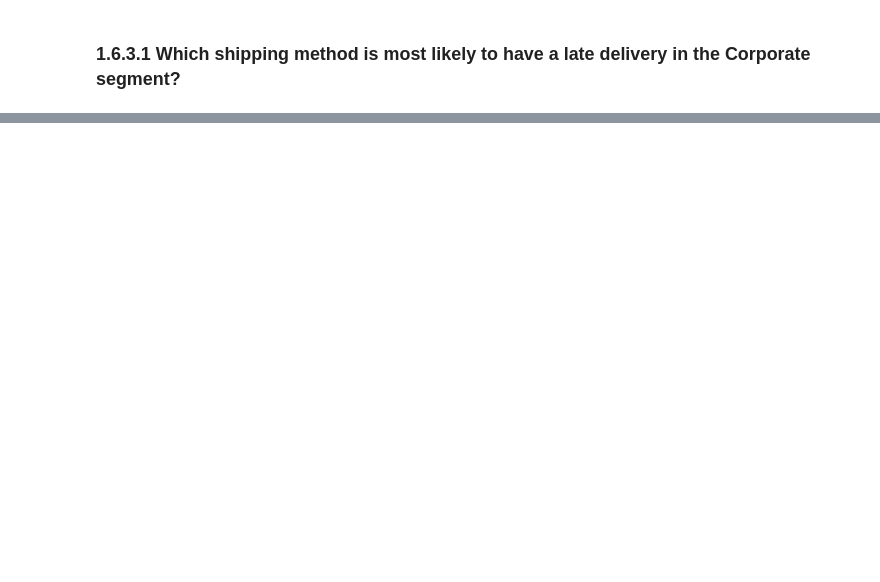
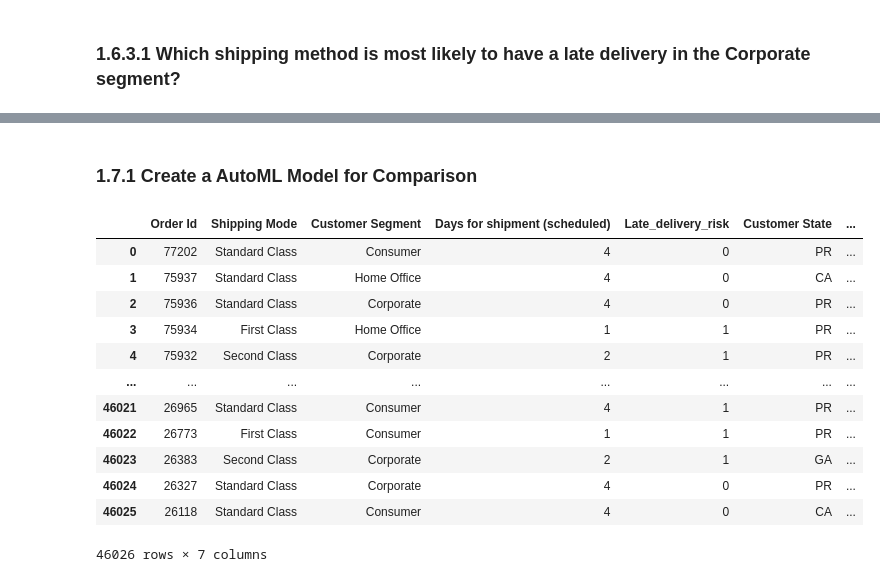
Before and after one commit to JohnnyFoulds/dsm100-2022-oct, a Jupyter notebook: cw01/02_feature_engineering.ipynb, the cells around one changed output, grey strips where cells are left out. Cells and saved outputs as stored; diff of their text form; code cells hidden in the pictures; blank space fills up the shorter version.

```diff
--- a/cw01/02_feature_engineering.ipynb
+++ b/cw01/02_feature_engineering.ipynb
@@ -387,0 +463,2 @@ get_probabilities(customer_segment_late_delivery).head(5)
+# %% [markdown]
+### 1.7.1 Create a AutoML Model for Comparison
@@ -387,0 +467,16 @@ get_probabilities(customer_segment_late_delivery).head(5)
+# %%
+df_train
+# %% [output]
+|  | Order Id | Shipping Mode | Customer Segment | Days for shipment (scheduled) | Late_delivery_risk | Customer State | ... |
+| 0 | 77202 | Standard Class | Consumer | 4 | 0 | PR | ... |
+| 1 | 75937 | Standard Class | Home Office | 4 | 0 | CA | ... |
+| 2 | 75936 | Standard Class | Corporate | 4 | 0 | PR | ... |
+| 3 | 75934 | First Class | Home Office | 1 | 1 | PR | ... |
+| 4 | 75932 | Second Class | Corporate | 2 | 1 | PR | ... |
+| ... | ... | ... | ... | ... | ... | ... | ... |
+| 46021 | 26965 | Standard Class | Consumer | 4 | 1 | PR | ... |
+| 46022 | 26773 | First Class | Consumer | 1 | 1 | PR | ... |
+| 46023 | 26383 | Second Class | Corporate | 2 | 1 | GA | ... |
+| 46024 | 26327 | Standard Class | Corporate | 4 | 0 | PR | ... |
+| 46025 | 26118 | Standard Class | Consumer | 4 | 0 | CA | ... |
+46026 rows × 7 columns
```
Also changed, not shown: parts of 21 cells of this notebook, 2 other files.
